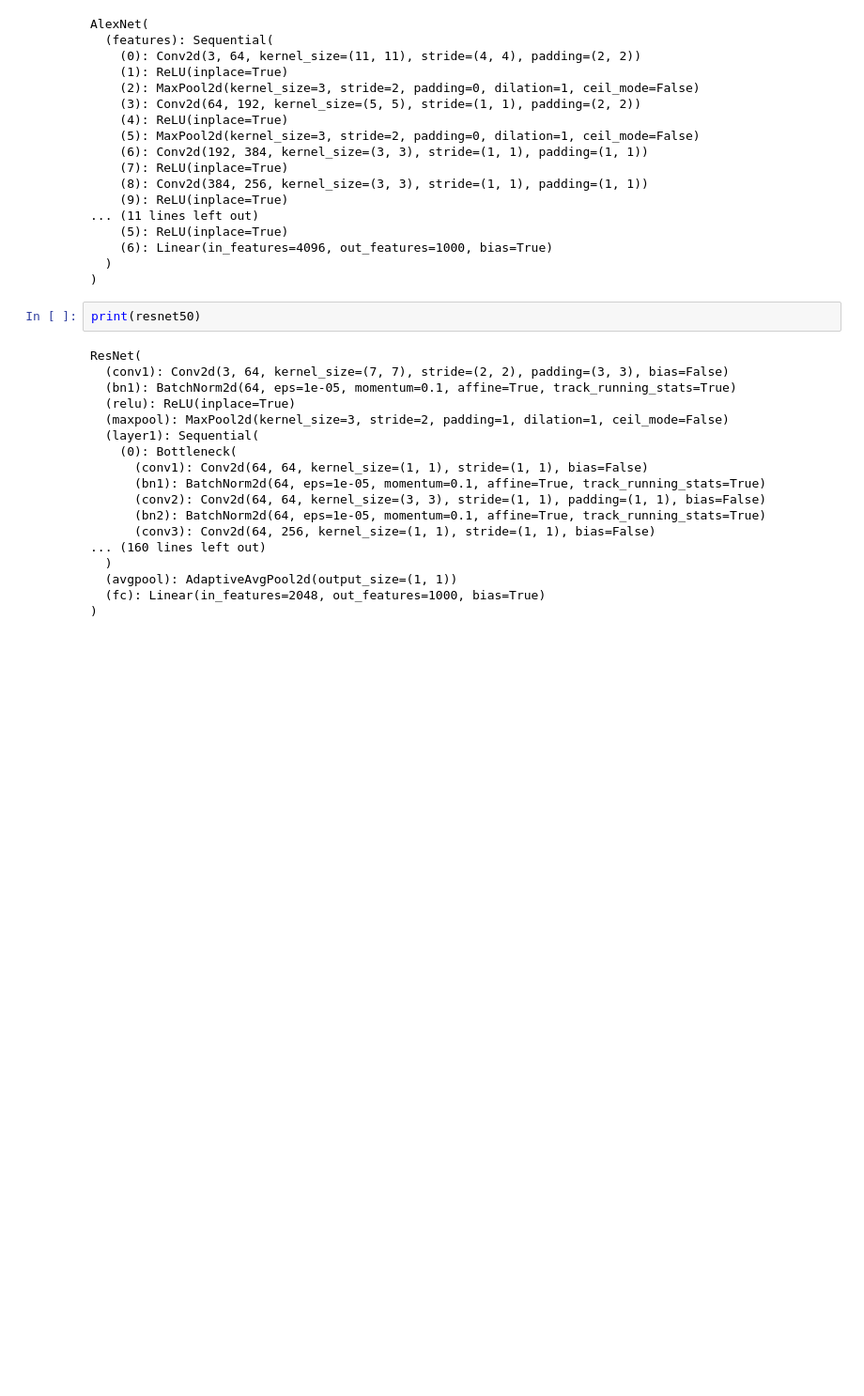
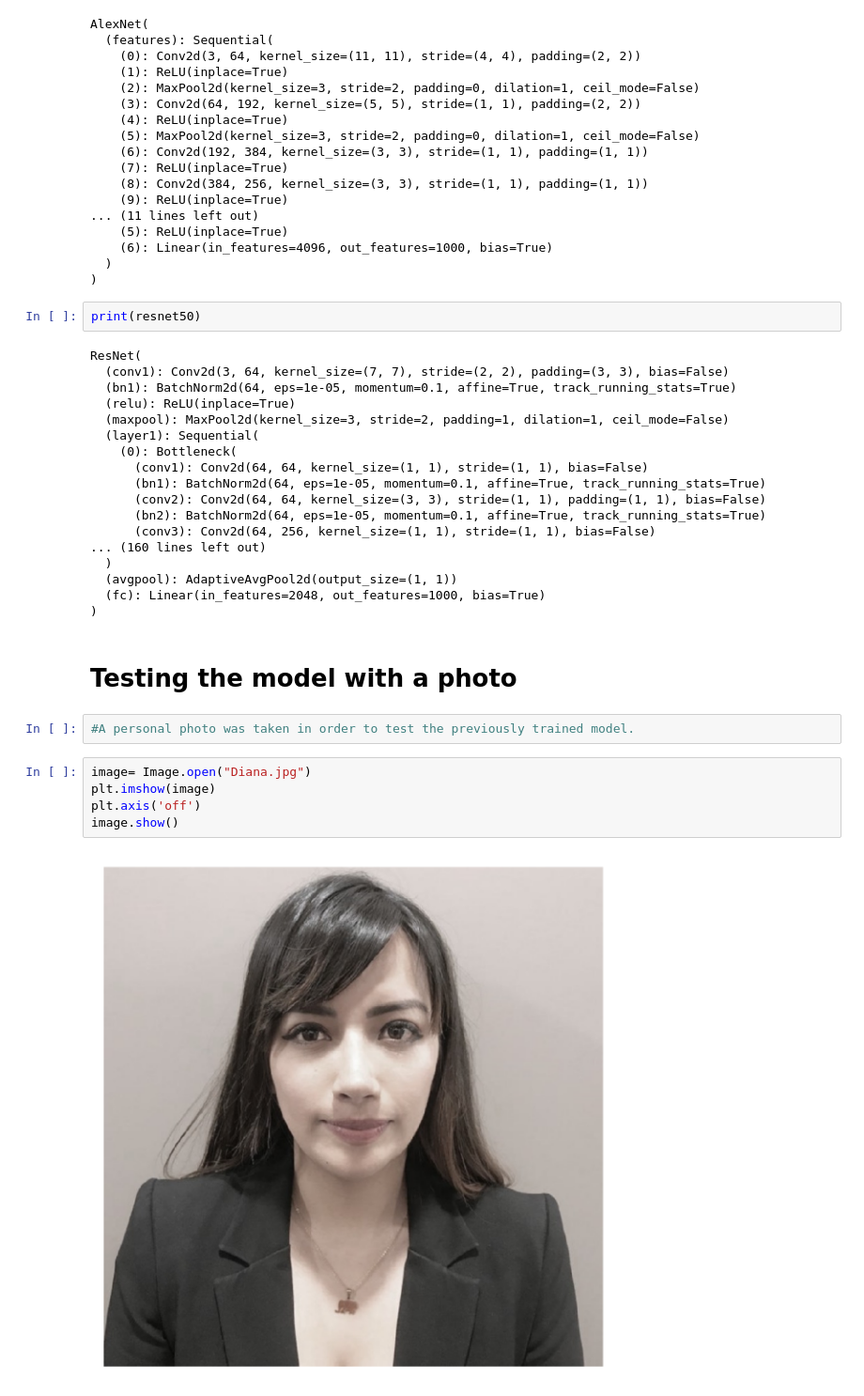
Before and after one commit to diagarmar29/CA1, a Jupyter notebook: Recognition of emotions through facil expressions.ipynb, the cells around one changed output. Shown at 94% size. Saved outputs shown, nothing was run; the diff lists cells and outputs as text; blank space fills up the shorter version.

```diff
--- a/Recognition of emotions through facil expressions.ipynb
+++ b/Recognition of emotions through facil expressions.ipynb
@@ -233,3 +233,14 @@ ResNet(
   (avgpool): AdaptiveAvgPool2d(output_size=(1, 1))
   (fc): Linear(in_features=2048, out_features=1000, bias=True)
 )
+# %% [markdown]
+# Testing the model with a photo
+# %%
+#A personal photo was taken in order to test the previously trained model.
+# %%
+image= Image.open("Diana.jpg")
+plt.imshow(image)
+plt.axis('off')
+image.show()
+# %% [output]
+[figure, added]
```
Also changed, not shown: parts of 10 cells of this notebook.
